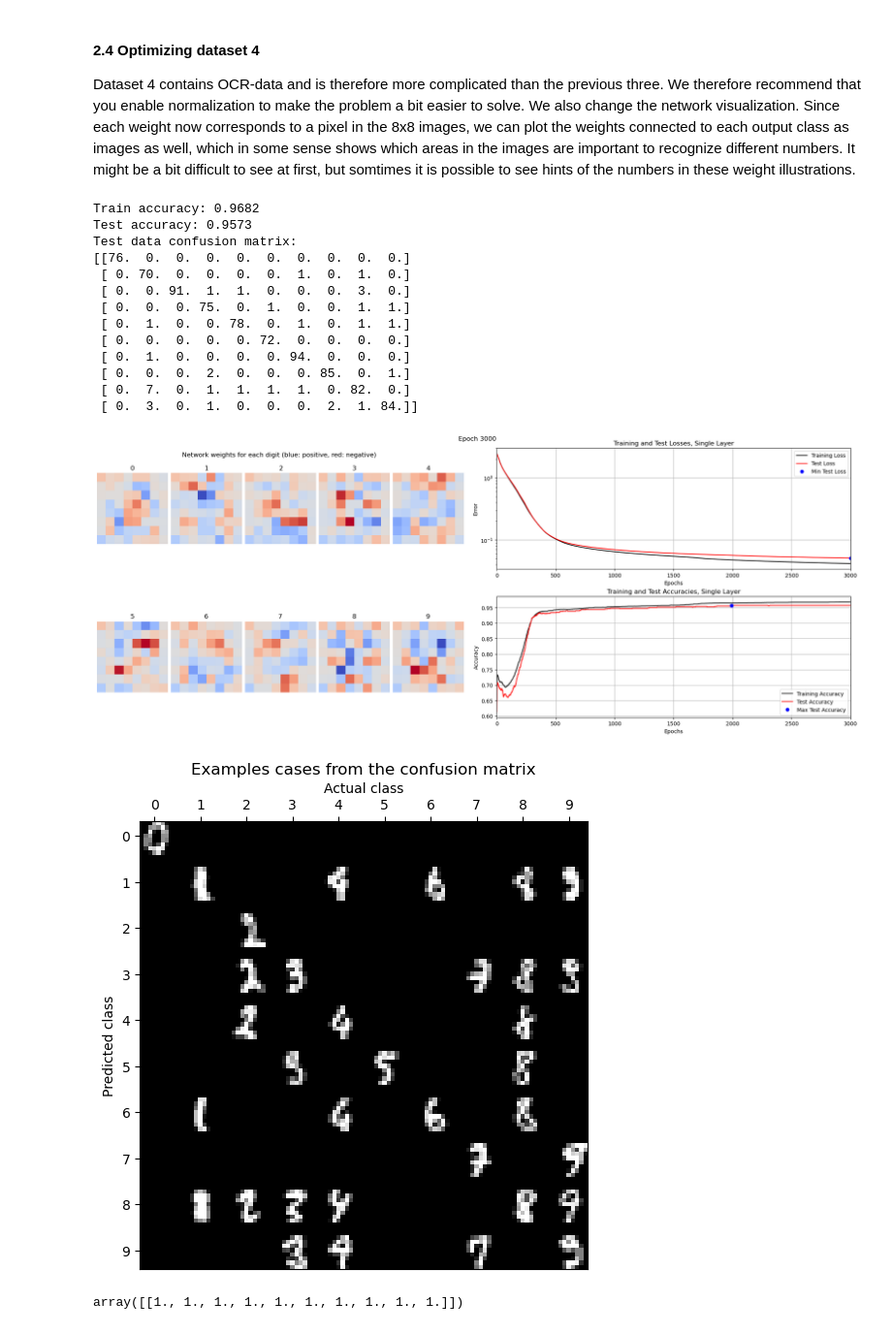
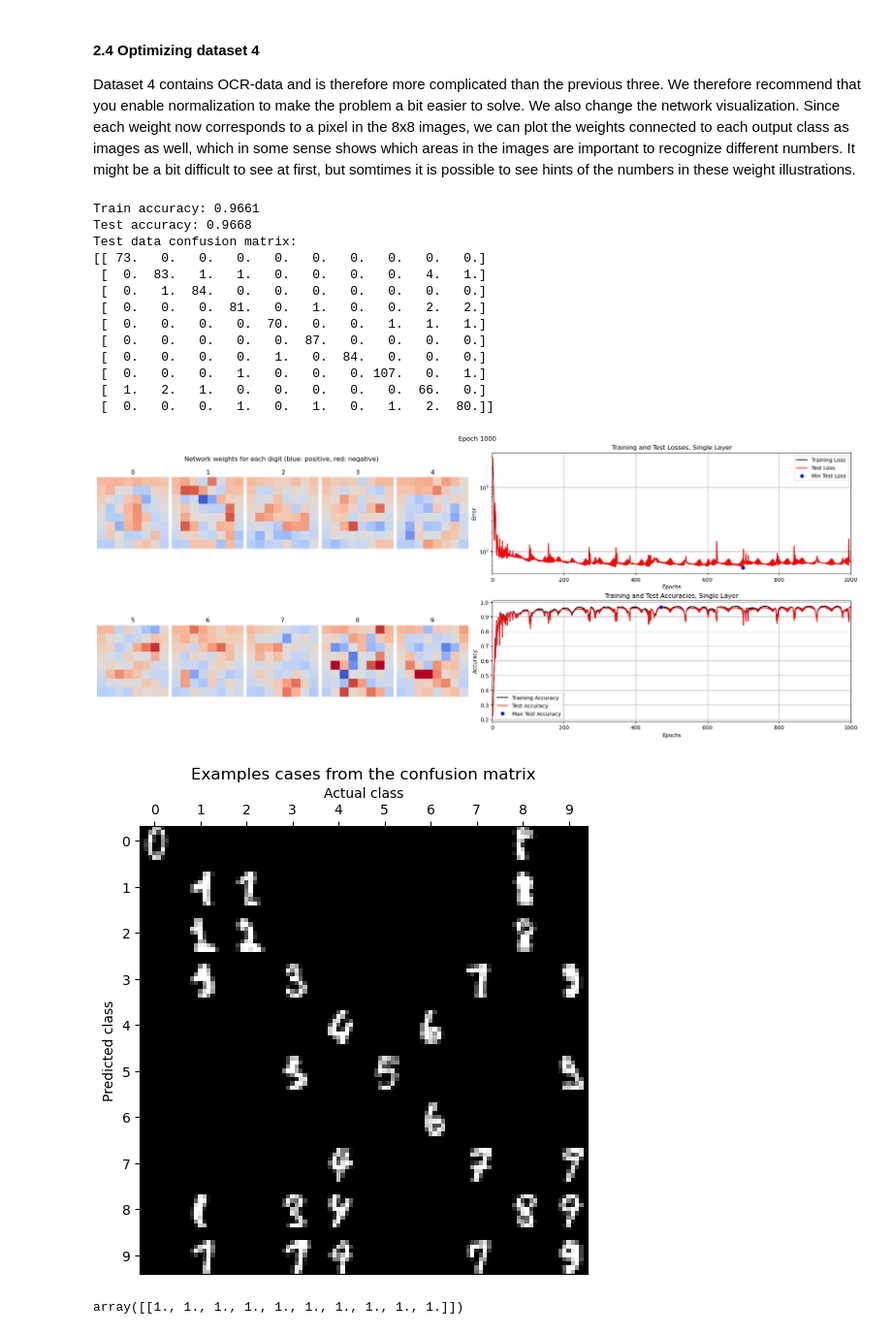
Before and after one commit to ash-rulz/NeuralNet, a Jupyter notebook: A1_Supervised/main2_SingleLayer.ipynb, the cells around one changed output. Shown at 97% size. Drawn from its saved outputs; the diff is of its cells as text; code cells hidden in the pictures.

```diff
--- a/A1_Supervised/main2_SingleLayer.ipynb
+++ b/A1_Supervised/main2_SingleLayer.ipynb
@@ -604,48 +607,48 @@ Dataset 4 contains OCR-data and is therefore more complicated than the previous
 # === Your code here =========================
 # --------------------------------------------
 nInputs  = 64
 nClasses = 10
 
 # Xavier initialization
 lower = -(1.0 / np.sqrt(64))# 2 - number of nodes in the previous layer
 upper = (1.0 / np.sqrt(64))
 W0 = np.linspace(lower, upper , nInputs * nClasses).reshape(nInputs,nClasses)
 
 B0 = np.ones(nClasses).reshape(1,nClasses)
 
 
-params = {"epochs": 3000, "learningRate": 0.1, "normalize": True, "useTanhOutput": True}
+params = {"epochs": 1000, "learningRate": 0.1, "normalize": False, "useTanhOutput": False}
 # ============================================
 
 trainSingleLayerOnDataset(4, 0.15, W0, B0, params)
 
 # nInputs  = 64
 # nClasses = 10
 
 # lower,upper=-(1.0 / np.sqrt(nInputs)),(1.0 / np.sqrt(nInputs))
 
 # W0 = np.random.rand(nInputs * nClasses).reshape(nInputs,nClasses)
 # W0=lower+W0*(upper-lower)
 # B0 = np.random.rand(nClasses).reshape(1,nClasses)
 # B0=lower+B0*(upper-lower)
 # params = {"epochs": 4000, "learningRate": 0.05, "normalize": True, "useTanhOutput": True}
 # trainSingleLayerOnDataset(4, 0.15, W0, B0, params)
 # %% [output]
-Train accuracy: 0.9682
-Test accuracy: 0.9573
+Train accuracy: 0.9661
+Test accuracy: 0.9668
 Test data confusion matrix:
-[[76.  0.  0.  0.  0.  0.  0.  0.  0.  0.]
- [ 0. 70.  0.  0.  0.  0.  1.  0.  1.  0.]
- [ 0.  0. 91.  1.  1.  0.  0.  0.  3.  0.]
- [ 0.  0.  0. 75.  0.  1.  0.  0.  1.  1.]
- [ 0.  1.  0.  0. 78.  0.  1.  0.  1.  1.]
- [ 0.  0.  0.  0.  0. 72.  0.  0.  0.  0.]
- [ 0.  1.  0.  0.  0.  0. 94.  0.  0.  0.]
- [ 0.  0.  0.  2.  0.  0.  0. 85.  0.  1.]
- [ 0.  7.  0.  1.  1.  1.  1.  0. 82.  0.]
- [ 0.  3.  0.  1.  0.  0.  0.  2.  1. 84.]]
+[[ 73.   0.   0.   0.   0.   0.   0.   0.   0.   0.]
+ [  0.  83.   1.   1.   0.   0.   0.   0.   4.   1.]
+ [  0.   1.  84.   0.   0.   0.   0.   0.   0.   0.]
+ [  0.   0.   0.  81.   0.   1.   0.   0.   2.   2.]
+ [  0.   0.   0.   0.  70.   0.   0.   1.   1.   1.]
+ [  0.   0.   0.   0.   0.  87.   0.   0.   0.   0.]
+ [  0.   0.   0.   0.   1.   0.  84.   0.   0.   0.]
+ [  0.   0.   0.   1.   0.   0.   0. 107.   0.   1.]
+ [  1.   2.   1.   0.   0.   0.   0.   0.  66.   0.]
+ [  0.   0.   0.   1.   0.   1.   0.   1.   2.  80.]]
-[figure, old version]
+[figure, new version]
-[figure, old version]
+[figure, new version]
 # %%
 B0
 # %% [output]
```
Also changed, not shown: parts of 14 cells of this notebook.
